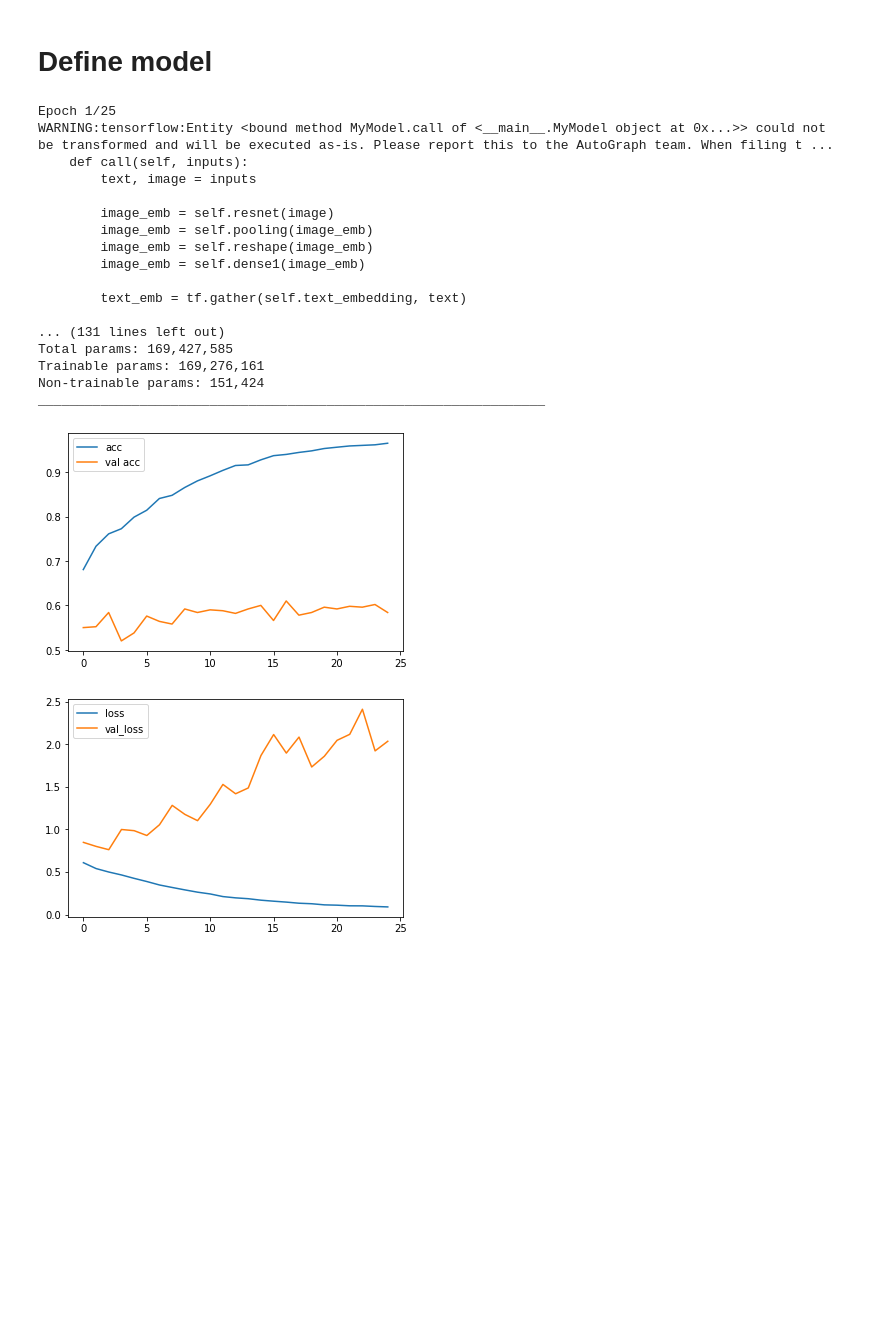
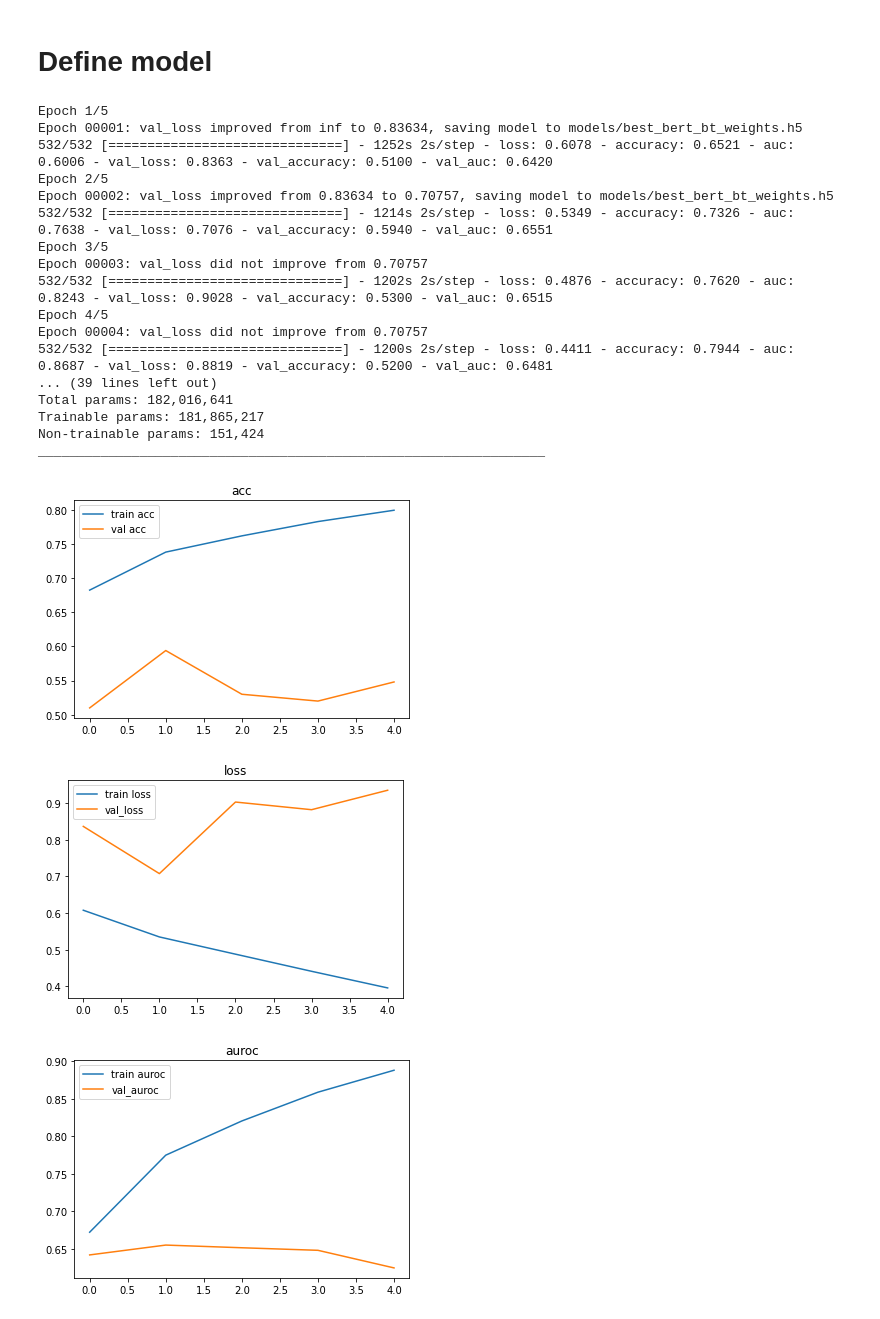
Before and after one commit to andrewlee98/multimodal-hate-speech-detection, a Jupyter notebook: facebook_data_models/bitransformer.ipynb, the cells around one changed output. Drawn from its saved outputs; the diff is of its cells as text; code cells hidden in the pictures; blank space fills up the shorter version.

```diff
--- a/facebook_data_models/bitransformer.ipynb
+++ b/facebook_data_models/bitransformer.ipynb
@@ -153,7 +153,7 @@ class FBMMDataGenerator(tf.keras.utils.Sequence):
 from transformers import AutoConfig, AutoModelForSequenceClassification, AutoTokenizer, TFRobertaModel
 # tokenizer = AutoTokenizer.from_pretrained('roberta-base')
 tokenizer = AutoTokenizer.from_pretrained('bert-base-uncased')
-max_len = 50
+max_len = 100
 
 # create data generators
 train_gen = FBMMDataGenerator(data_dict=train_dict,
@@ -283,6 +234,6 @@ model = MyModel()
 # %%
-optimizer = tf.keras.optimizers.Adam(lr=5e-6)
-model.compile(optimizer=optimizer, loss='binary_crossentropy', metrics=['accuracy'])
+optimizer = tf.keras.optimizers.Adam(lr=1e-5)
+model.compile(optimizer=optimizer, loss='binary_crossentropy', metrics=['accuracy', tf.keras.metrics.AUC()])
 # %%
 # train model
 from tensorflow.keras.callbacks import ModelCheckpoint
@@ -297,41 +248,50 @@ mcp_save = ModelCheckpoint(model_dir + 'best_bert_bt_weights.h5',
 history = model.fit_generator(train_gen,
                     validation_data=val_gen,
                     shuffle=True,
-                    epochs=25,
+                    epochs=5,
                     callbacks=[mcp_save])
 
 model.summary()
 # %% [output]
-Epoch 1/25
-WARNING:tensorflow:Entity <bound method MyModel.call of <__main__.MyModel object at 0x...>> could not be transformed and will be executed as-is. Please report this to the AutoGraph team. When filing t ...
-    def call(self, inputs):
-        text, image = inputs
-
-        image_emb = self.resnet(image)
-        image_emb = self.pooling(image_emb)
-        image_emb = self.reshape(image_emb)
-        image_emb = self.dense1(image_emb)
-
-        text_emb = tf.gather(self.text_embedding, text)
-
-... (131 lines left out)
-Total params: 169,427,585
-Trainable params: 169,276,161
+Epoch 1/5
+Epoch 00001: val_loss improved from inf to 0.83634, saving model to models/best_bert_bt_weights.h5
+532/532 [==============================] - 1252s 2s/step - loss: 0.6078 - accuracy: 0.6521 - auc: 0.6006 - val_loss: 0.8363 - val_accuracy: 0.5100 - val_auc: 0.6420
+Epoch 2/5
+Epoch 00002: val_loss improved from 0.83634 to 0.70757, saving model to models/best_bert_bt_weights.h5
+532/532 [==============================] - 1214s 2s/step - loss: 0.5349 - accuracy: 0.7326 - auc: 0.7638 - val_loss: 0.7076 - val_accuracy: 0.5940 - val_auc: 0.6551
+Epoch 3/5
+Epoch 00003: val_loss did not improve from 0.70757
+532/532 [==============================] - 1202s 2s/step - loss: 0.4876 - accuracy: 0.7620 - auc: 0.8243 - val_loss: 0.9028 - val_accuracy: 0.5300 - val_auc: 0.6515
+Epoch 4/5
+Epoch 00004: val_loss did not improve from 0.70757
+532/532 [==============================] - 1200s 2s/step - loss: 0.4411 - accuracy: 0.7944 - auc: 0.8687 - val_loss: 0.8819 - val_accuracy: 0.5200 - val_auc: 0.6481
+... (39 lines left out)
+Total params: 182,016,641
+Trainable params: 181,865,217
 Non-trainable params: 151,424
 _________________________________________________________________
 # %%
-plt.plot(history.history['accuracy'], label = 'acc')
+plt.plot(history.history['accuracy'], label = 'train acc')
 plt.plot(history.history['val_accuracy'], label = 'val acc')
 plt.legend()
+plt.title('acc')
 plt.show()
 
-plt.plot(history.history['loss'], label = 'loss')
+plt.plot(history.history['loss'], label = 'train loss')
 plt.plot(history.history['val_loss'], label = 'val_loss')
 plt.legend()
+plt.title('loss')
 plt.show()
+
+plt.plot(history.history['auc'], label = 'train auroc')
+plt.plot(history.history['val_auc'], label = 'val_auroc')
+plt.legend()
+plt.title('auroc')
+plt.show()
 # %% [output]
-[figure, old version]
+[figure, new version]
-[figure, old version]
+[figure, new version]
+[figure, added]
 # %%
 model.load_weights(model_dir + 'best_bert_bt_weights.h5')
 # %%
```
Also changed, not shown: parts of 3 cells of this notebook.
